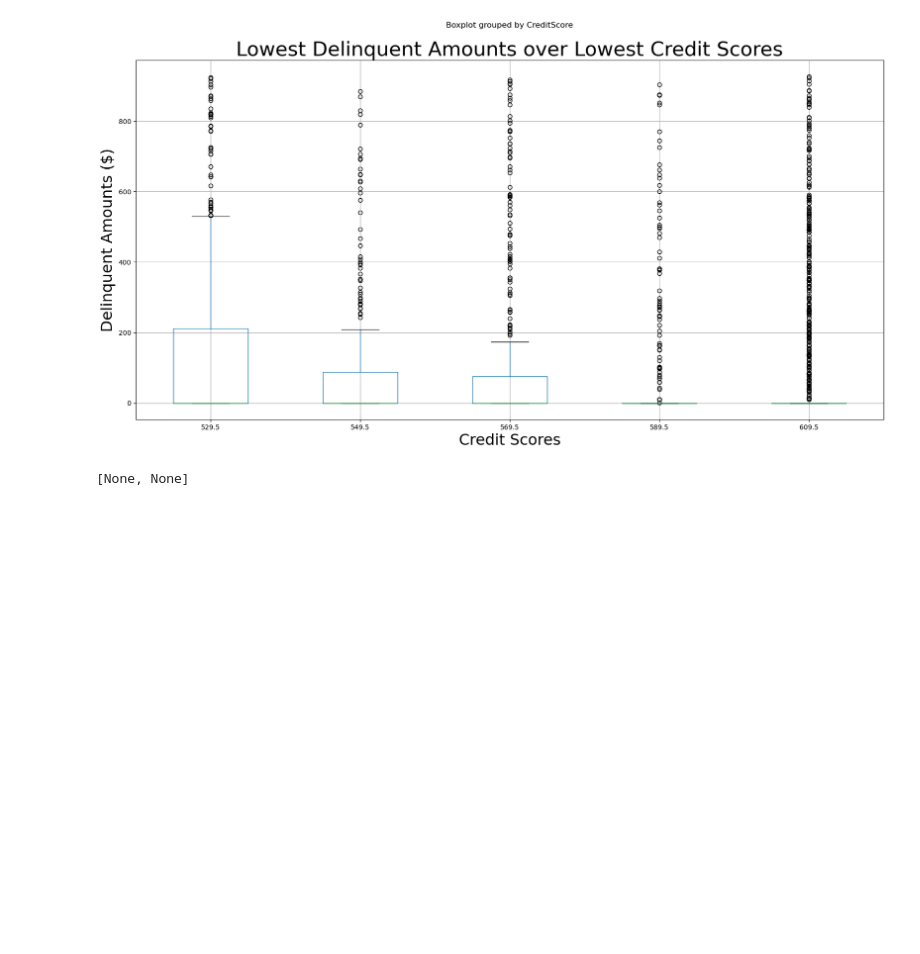
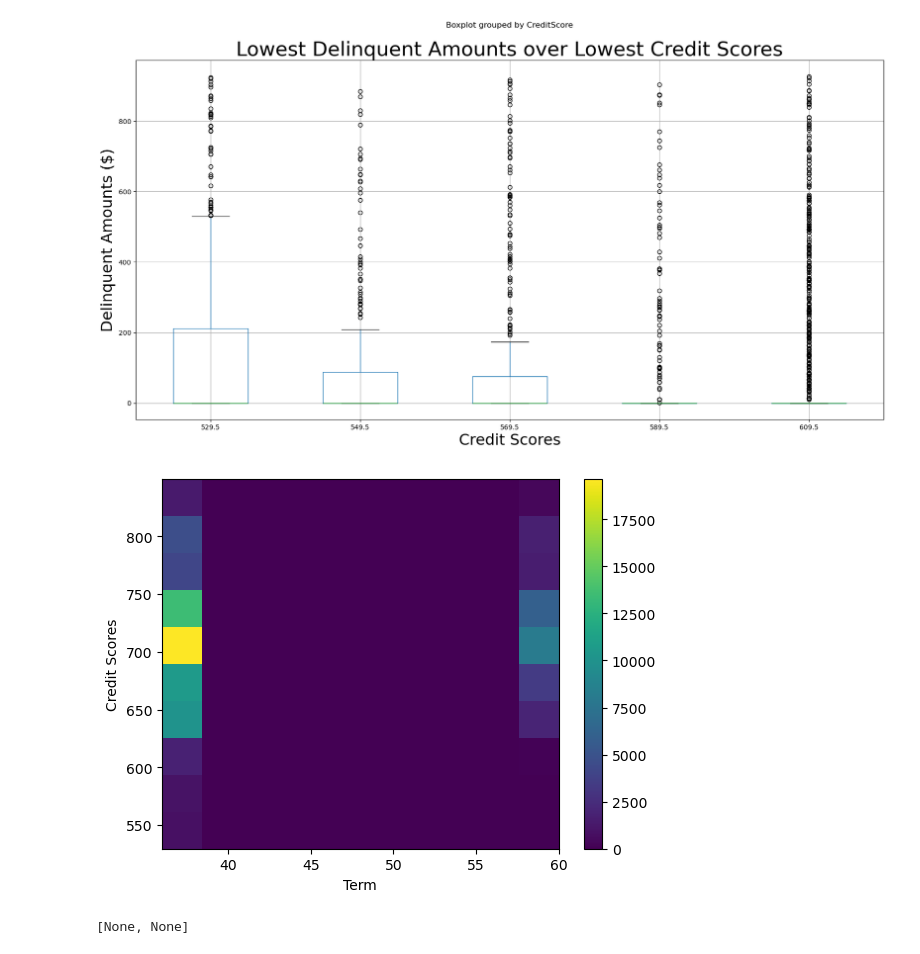
Before and after one commit to jwGitHub9860/Communicate_Data_Findings, a Jupyter notebook: Part_I_exploration_template.ipynb, the cells around one changed output. Cells and saved outputs as stored; diff of their text form; code cells hidden in the pictures; blank space fills up the shorter version.

```diff
--- a/Part_I_exploration_template.ipynb
+++ b/Part_I_exploration_template.ipynb
@@ -83,7 +83,7 @@ df_prosper_loan_data.drop(complete_loan_without_close_date_condition, inplace=Tr
 df_prosper_loan_data["CreditScore"] = df_prosper_loan_data[["CreditScoreRangeLower", "CreditScoreRangeUpper"]].median(axis=1)
 
 # condition that checks if credit scores are within 300-850
-credit_score_range_condition = df_prosper_loan_data[(df_prosper_loan_data["CreditScore"] < 300) | (df_prosper_loan_data["CreditScore"] > 850)].index # used ".index" because condition will be used under "index" section in ".drop"
+credit_score_range_condition = df_prosper_loan_data[(df_prosper_loan_data["CreditScore"] <= 300) | (df_prosper_loan_data["CreditScore"] >= 850)].index # used ".index" because condition will be used under "index" section in ".drop"
 
 # drops rows that have Credit Scores that are NOT within 300-850
 df_prosper_loan_data.drop(credit_score_range_condition, inplace=True) # MUST USE "inplace=True" TO ENSURE DATA FRAME IS MODIFIED
@@ -308,6 +308,22 @@ Text(0.5, 1.0, 'Lowest Delinquent Amounts over Lowest Credit Scores')
 [figure]
 [figure]
 [figure]
+# %%
+# Code for creating Heatmap with ALL Loan Terms & ALL Credit Scores
+
+# creates & displays Heatmap
+plt.hist2d(data=df_prosper_loan_data, x='Term', y='CreditScore')
+
+# adds color to Heatmap
+plt.colorbar()
+
+# adds x-axis label to Heatmap
+plt.xlabel('Term')
+
+# adds y-axis label to Heatmap
+plt.ylabel('Credit Scores');
+# %% [output]
+[figure, added]
 # %%
 # Code for creating Clustered Horizontal Bar Chart with ALL Loan Status Types & ALL Loan Terms
 
```
Also changed, not shown: parts of 1 cell of this notebook.
